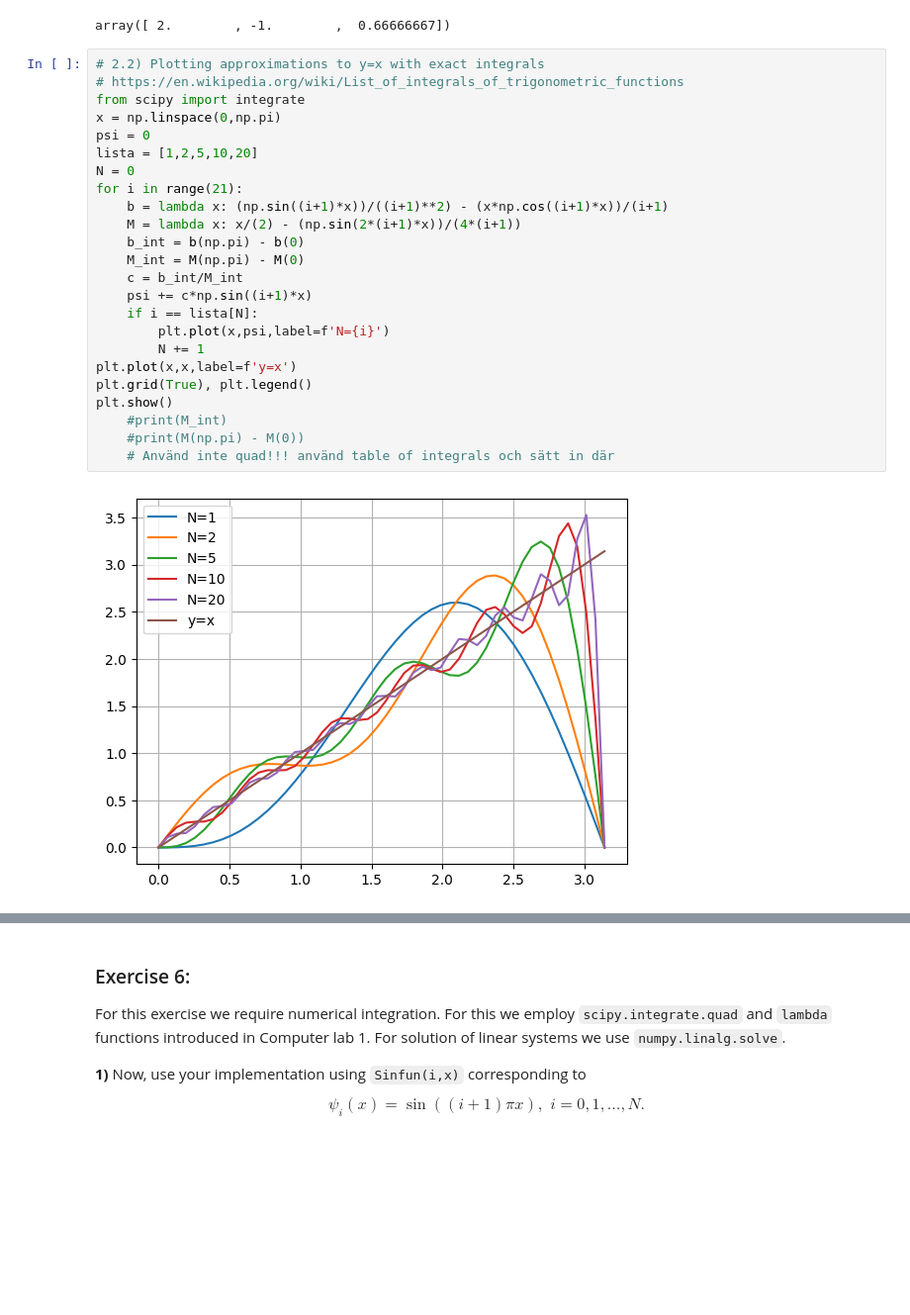
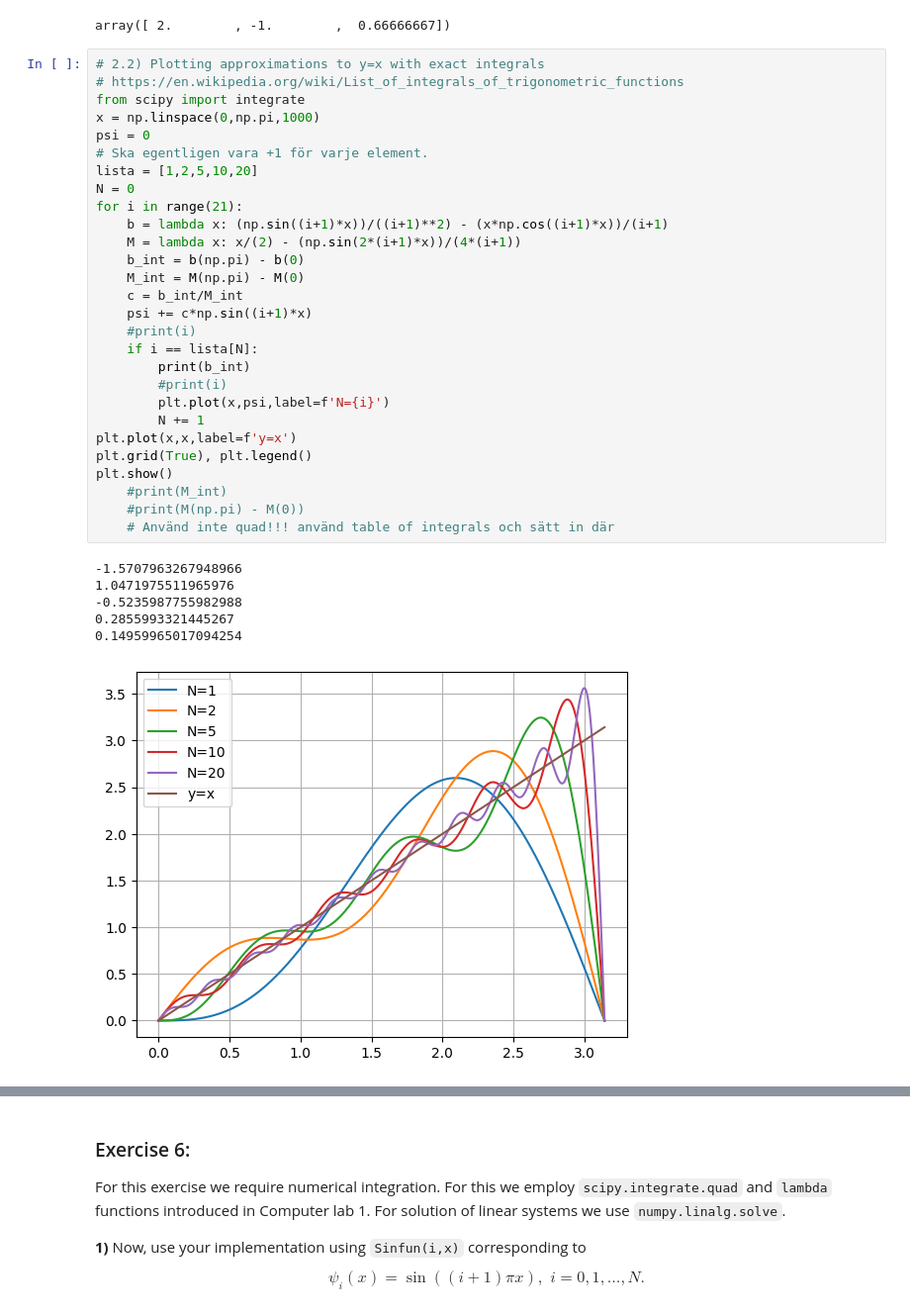
Before and after one commit to kalle6452/PDE, a Jupyter notebook: lab03.ipynb, the cells around one changed output, grey strips where cells are left out. Shown at 99% size. Drawn from its saved outputs; the diff is of its cells as text; blank space fills up the shorter version.

```diff
--- a/lab03.ipynb
+++ b/lab03.ipynb
@@ -566,29 +568,38 @@ array([ 2.        , -1.        ,  0.66666667])
 # %%
 # 2.2) Plotting approximations to y=x with exact integrals
 # https://en.wikipedia.org/wiki/List_of_integrals_of_trigonometric_functions
 from scipy import integrate
-x = np.linspace(0,np.pi)
+x = np.linspace(0,np.pi,1000)
 psi = 0
+# Ska egentligen vara +1 för varje element.
 lista = [1,2,5,10,20]
 N = 0
 for i in range(21):
     b = lambda x: (np.sin((i+1)*x))/((i+1)**2) - (x*np.cos((i+1)*x))/(i+1)
     M = lambda x: x/(2) - (np.sin(2*(i+1)*x))/(4*(i+1))
     b_int = b(np.pi) - b(0)
     M_int = M(np.pi) - M(0)
     c = b_int/M_int
     psi += c*np.sin((i+1)*x)
+    #print(i)
     if i == lista[N]:
+        print(b_int)
+        #print(i)
         plt.plot(x,psi,label=f'N={i}')
         N += 1
 plt.plot(x,x,label=f'y=x')
 plt.grid(True), plt.legend()
 plt.show()
     #print(M_int)
     #print(M(np.pi) - M(0))
     # Använd inte quad!!! använd table of integrals och sätt in där
 # %% [output]
+-1.5707963267948966
+1.0471975511965976
+-0.5235987755982988
+0.2855993321445267
+0.14959965017094254
-[figure, old version]
+[figure, new version]
 # %%
 # 2.2) Plotting approximations to y=x with quad integrals
 # https://en.wikipedia.org/wiki/List_of_integrals_of_trigonometric_functions
```
Also changed, not shown: parts of 12 cells of this notebook.
